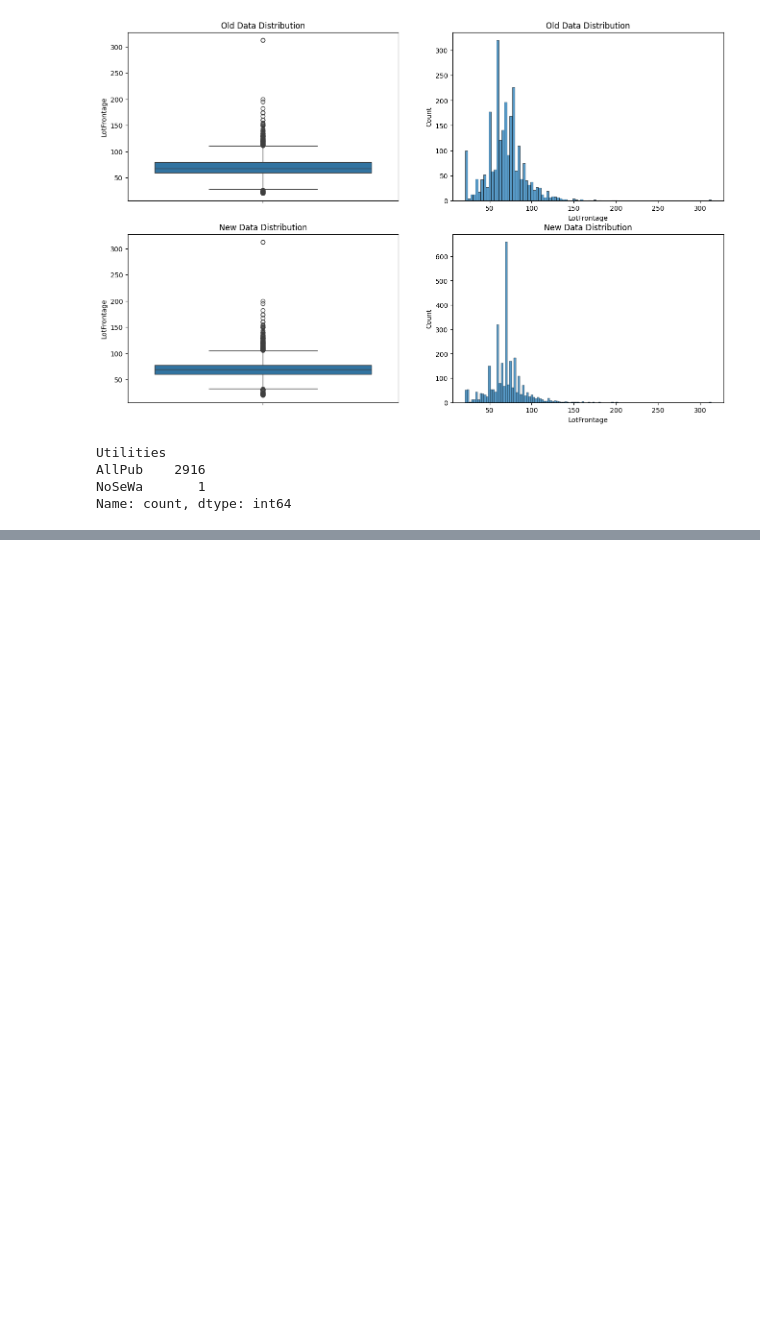
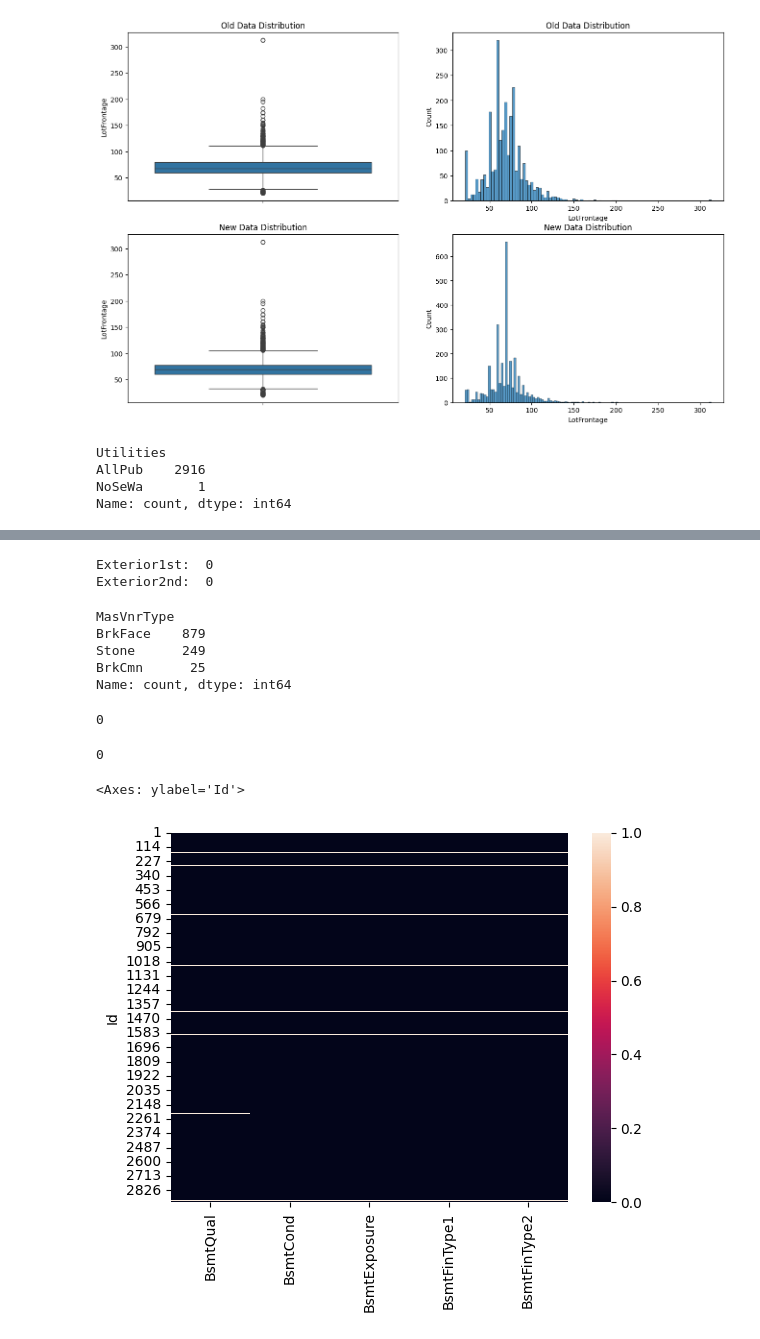
Before and after one commit to S-anuu/House_price_prediction_model, a Jupyter notebook: model.ipynb, the cells around one changed output, grey strips where cells are left out. Saved outputs shown, nothing was run; the diff lists cells and outputs as text; code cells hidden in the pictures; blank space fills up the shorter version.

```diff
--- a/model.ipynb
+++ b/model.ipynb
@@ -476,0 +495,53 @@ Name: count, dtype: int64
+# %%
+# Handling Exterior1st and Exterior2nd
+
+exterior1st_mode = df['Exterior1st'].mode()[0]
+exterior2nd_mode = df['Exterior2nd'].mode()[0]
+
+df_mvi.replace({'Exterior1st': {np.nan: exterior1st_mode}}, inplace=True)
+df_mvi.replace({'Exterior2nd': {np.nan: exterior2nd_mode}}, inplace=True)
+
+print('Exterior1st: ', df_mvi['Exterior1st'].isnull().sum())
+print('Exterior2nd: ', df_mvi['Exterior2nd'].isnull().sum())
+# %% [output]
+Exterior1st:  0
+Exterior2nd:  0
+# %%
+# Handling MasVnrType, MasVnrArea
+
+df['MasVnrType'].value_counts()
+# %% [output]
+MasVnrType
+BrkFace    879
+Stone      249
+BrkCmn      25
+Name: count, dtype: int64
+# %%
+masVnrType_const = 'None'
+df_mvi.replace({'MasVnrType': {np.nan: masVnrType_const}}, inplace= True)
+print(df_mvi['MasVnrType'].isnull().sum())
+# %% [output]
+0
+# %%
+masVnrArea_const = 0
+df_mvi.replace({'MasVnrArea': {np.nan: masVnrArea_const}}, inplace= True)
+print(df_mvi['MasVnrArea'].isnull().sum())
+# %% [output]
+0
+# %%
+# Handling Bsmt Features:
+
+# Categorical:
+# BsmtQual, BsmtCond, BsmtExposure, BsmtFinType1, BsmtFinType2
+
+cat_bsmt_feat = ['BsmtQual', 'BsmtCond', 'BsmtExposure', 'BsmtFinType1', 'BsmtFinType2']
+
+# Numerical:
+# BsmtFinSF1, BsmtFinSF2, BsmtUnfSF, TotalBsmtSF, BsmtFullBath, BsmtHalfBath
+
+num_bsmt_feat = ['BsmtFinSF1', 'BsmtFinSF2', 'BsmtUnfSF', 'TotalBsmtSF', 'BsmtFullBath', 'BsmtHalfBath']
+# %%
+sns.heatmap(df[cat_bsmt_feat].isnull())
+# %% [output]
+<Axes: ylabel='Id'>
+[figure, added]
```
Also changed, not shown: parts of 42 cells of this notebook.
